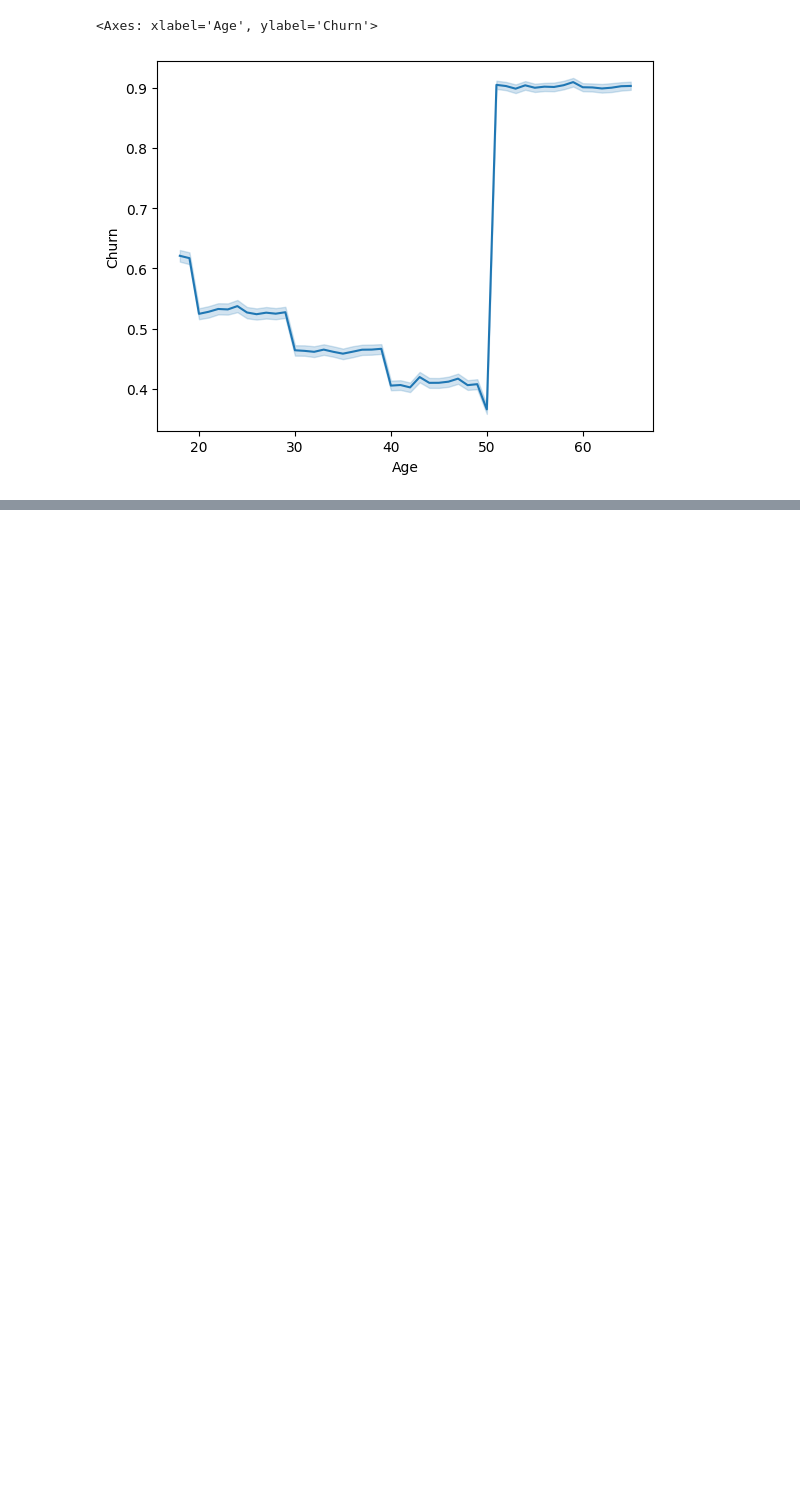
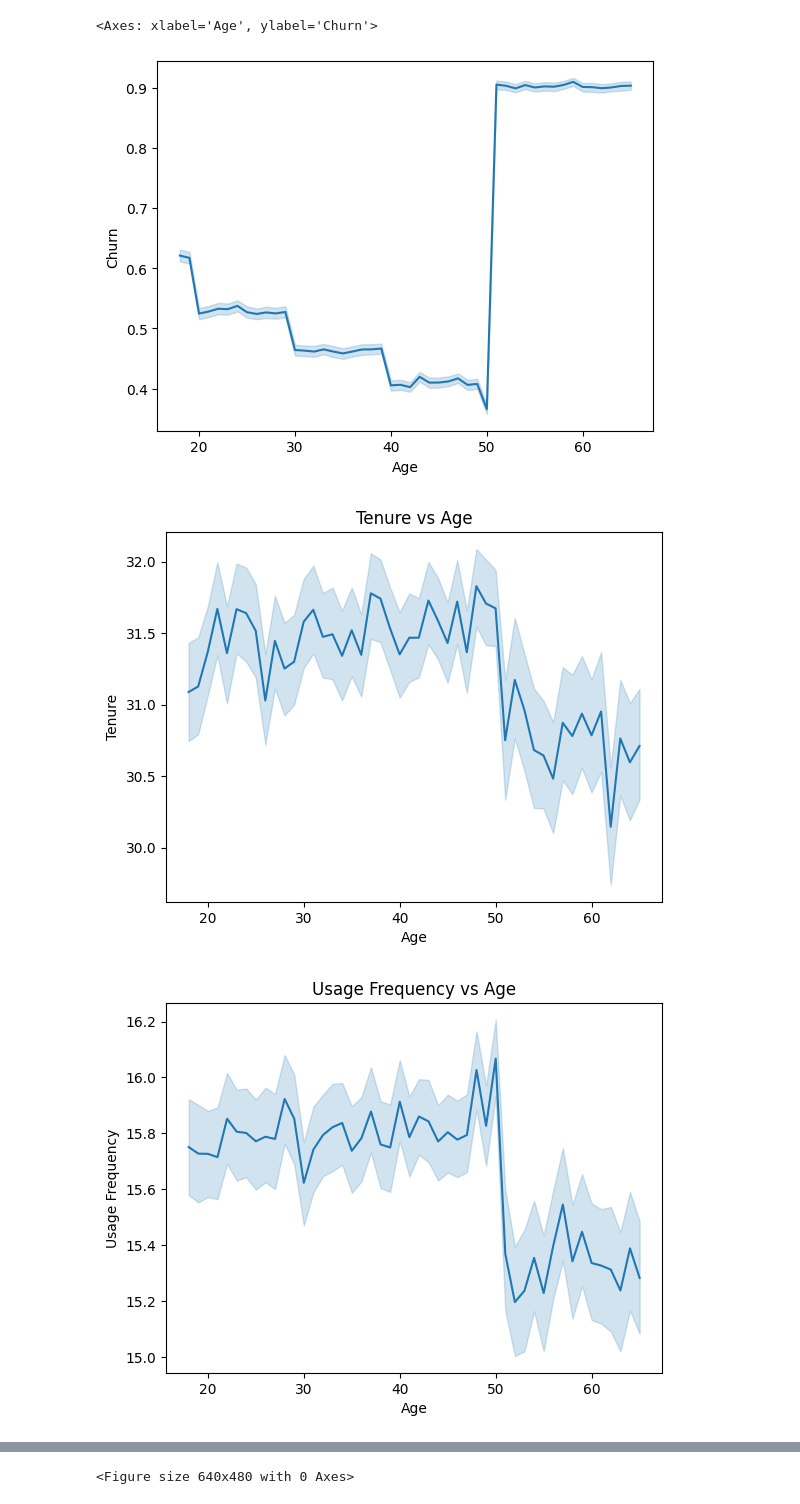
Before and after one commit to jkyc38/teammastercard, a Jupyter notebook: bothdatasets.ipynb, the cells around one changed output, grey strips where cells are left out. Cells and saved outputs as stored; diff of their text form; code cells hidden in the pictures; blank space fills up the shorter version.

```diff
--- a/bothdatasets.ipynb
+++ b/bothdatasets.ipynb
@@ -126,3 +126,20 @@ sns.lineplot(x=df['Age'], y=df['Churn'])
 # %% [output]
 <Axes: xlabel='Age', ylabel='Churn'>
 [figure]
+# %%
+#continuous features relative age
+
+age = df['Age']
+features = ["Tenure", "Usage Frequency", "Support Calls", "Payment Delays", "Total Spend", "Last Interaction"]
+
+for col in features:
+    try:
+        plt.figure()  # Create a new figure
+        sns.lineplot(x=age, y=df[col])
+        plt.title(f'{col} vs Age')
+        plt.show()  # Display the plot
+    except KeyError:
+        continue
+# %% [output]
+[figure, added]
+[figure, added]
@@ -128,0 +147 @@ sns.lineplot(x=df['Age'], y=df['Churn'])
+<Figure size 640x480 with 0 Axes>
```
Also changed, not shown: parts of 2 cells of this notebook, 1 other file.
